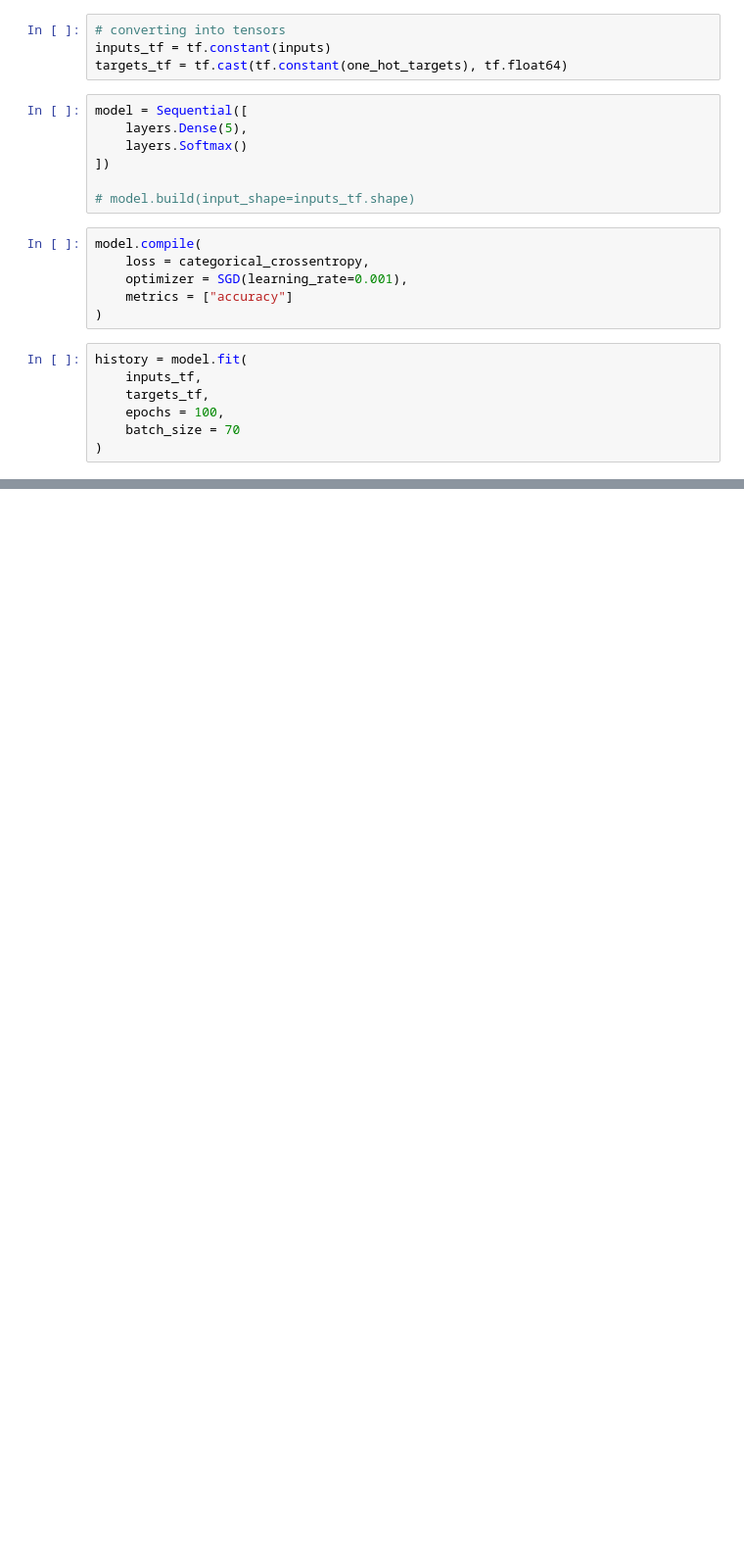
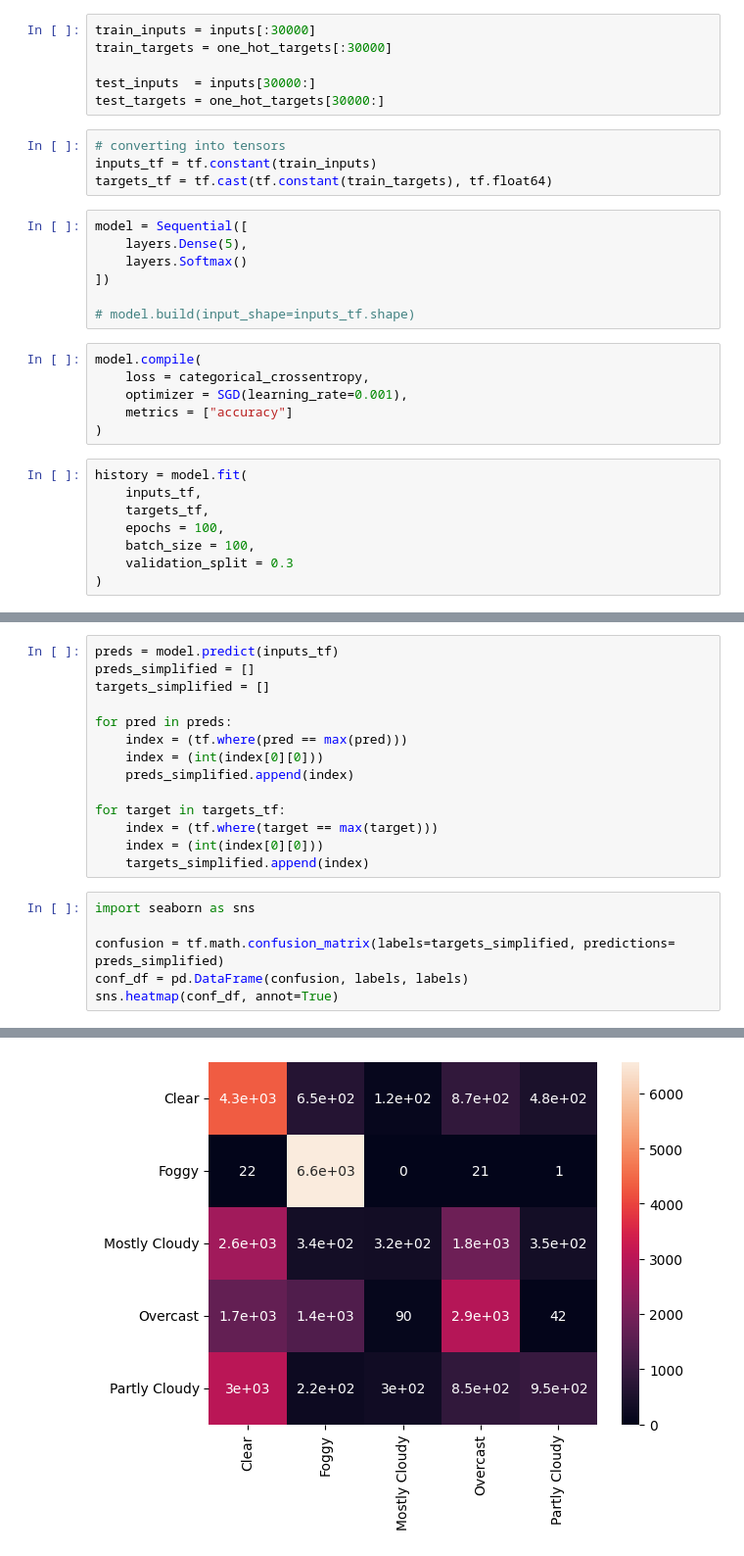
Before and after one commit to AshuAhlawat/SURE-Trust, a Jupyter notebook: G32/ML/logistic regression.ipynb, the cells around one changed output, grey strips where cells are left out. Shown at 98% size. Saved outputs shown, nothing was run; the diff lists cells and outputs as text; blank space fills up the shorter version.

Commit message:
graphs

```diff
--- a/G32/ML/logistic regression.ipynb
+++ b/G32/ML/logistic regression.ipynb
@@ -108,10 +116,16 @@ labels
 # %% [output]
 array(['Clear', 'Foggy', 'Mostly Cloudy', 'Overcast', 'Partly Cloudy'],
       dtype=object)
+# %%
+train_inputs = inputs[:30000]
+train_targets = one_hot_targets[:30000]
+
+test_inputs  = inputs[30000:]
+test_targets = one_hot_targets[30000:]
 # %%
 # converting into tensors
-inputs_tf = tf.constant(inputs)
-targets_tf = tf.cast(tf.constant(one_hot_targets), tf.float64)
+inputs_tf = tf.constant(train_inputs)
+targets_tf = tf.cast(tf.constant(train_targets), tf.float64)
 # %%
 model = Sequential([
     layers.Dense(5),
@@ -130,7 +144,8 @@ history = model.fit(
     inputs_tf,
     targets_tf,
     epochs = 100,
-    batch_size = 70
+    batch_size = 100,
+    validation_split = 0.3
 )
 # %% [output]
 Epoch 1/100
@@ -152,0 +176,21 @@ Epoch 100/100
+# %%
+preds = model.predict(inputs_tf)
+preds_simplified = []
+targets_simplified = []
+
+for pred in preds:
+    index = (tf.where(pred == max(pred)))
+    index = (int(index[0][0]))
+    preds_simplified.append(index)
+
+for target in targets_tf:
+    index = (tf.where(target == max(target)))
+    index = (int(index[0][0]))
+    targets_simplified.append(index)
+# %%
+import seaborn as sns
+
+confusion = tf.math.confusion_matrix(labels=targets_simplified, predictions= preds_simplified)
+conf_df = pd.DataFrame(confusion, labels, labels)
+sns.heatmap(conf_df, annot=True)
+# %% [output]
@@ -153 +198,2 @@ Epoch 100/100
+[figure, added]
 # %%
```
Also changed, not shown: parts of 16 cells of this notebook, 1 other file.
